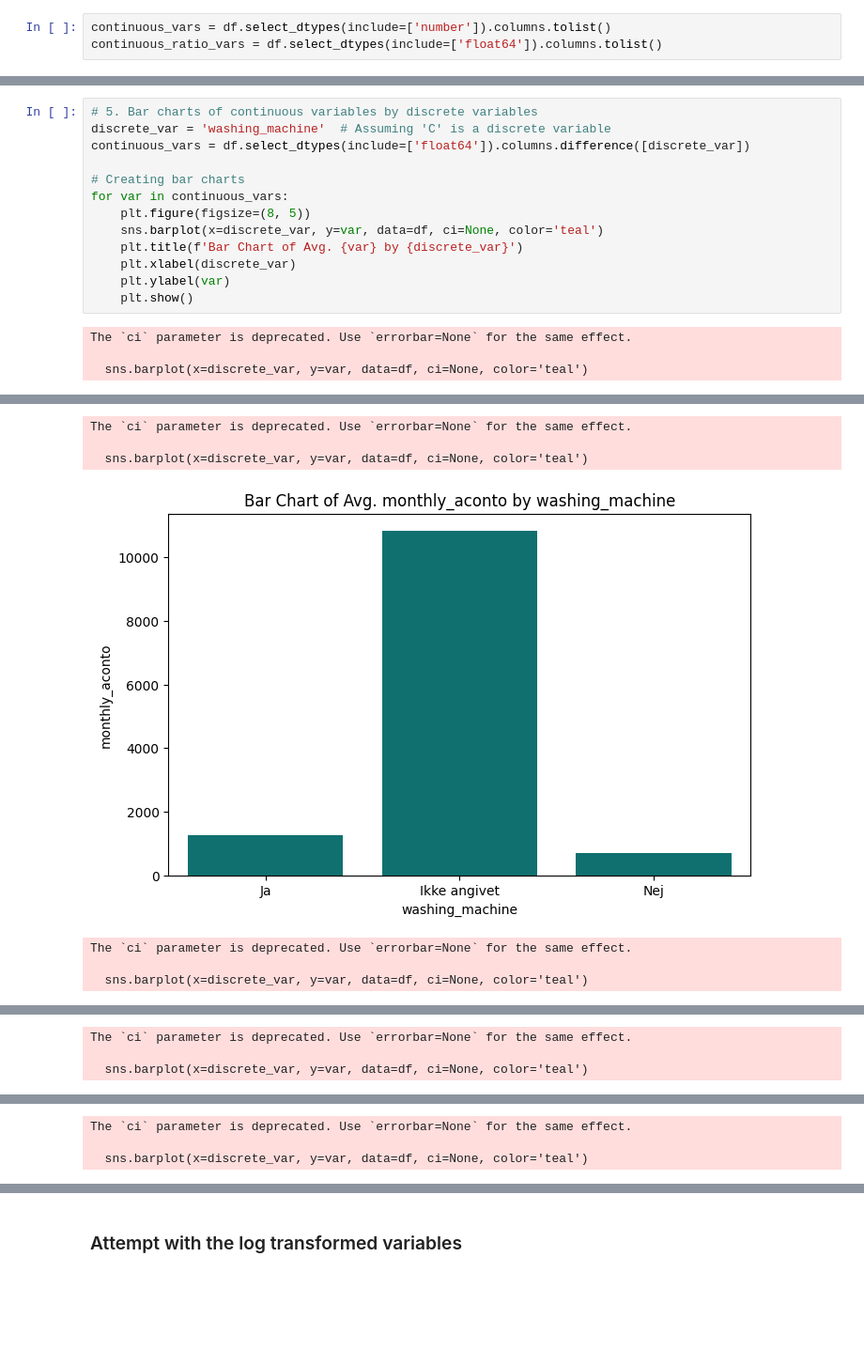
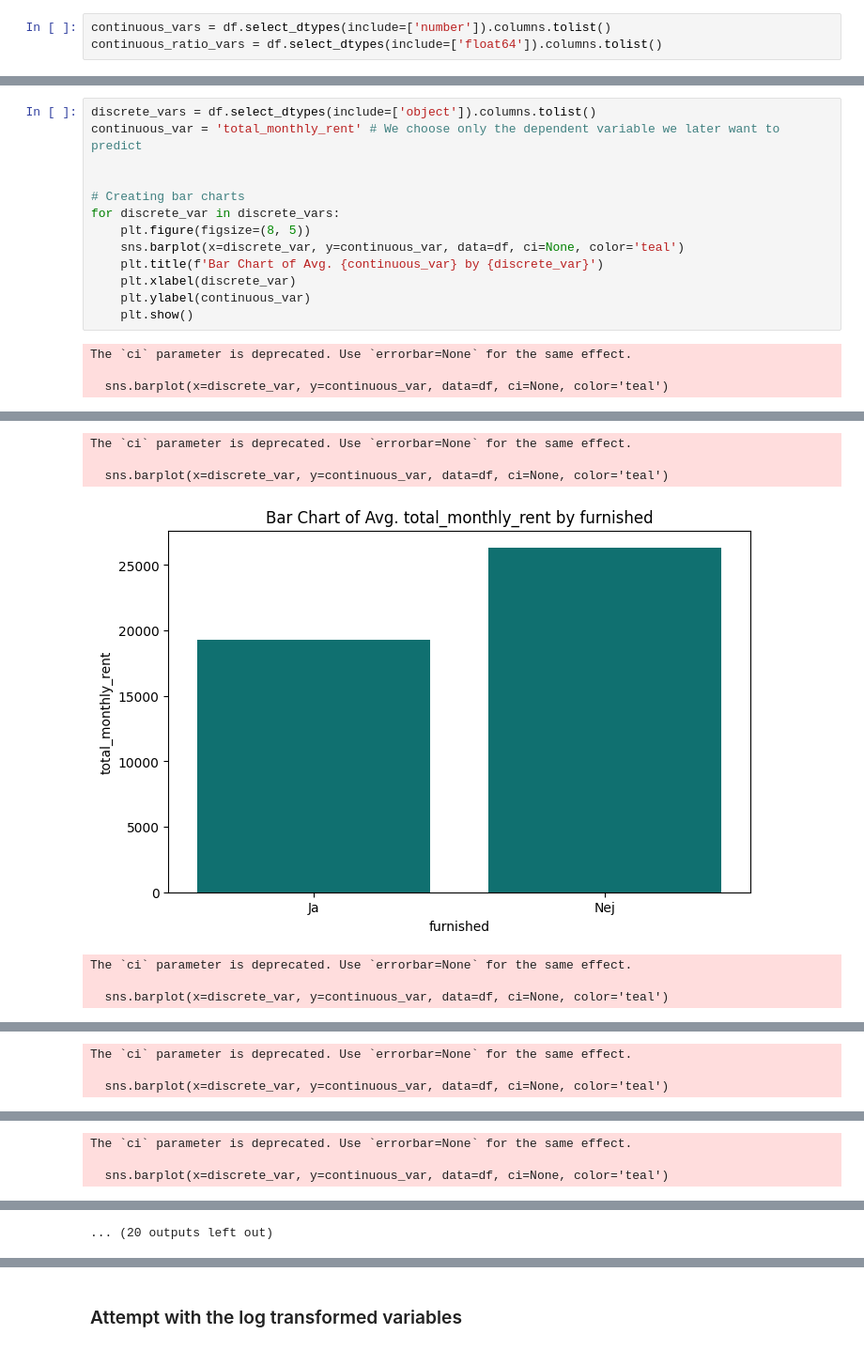
Before and after one commit to michalisdikaiopoulos/Copenhagen-Apartment-Prices-And-Energy-Efficiency-Predictions, a Jupyter notebook: Summary_Statistics.ipynb, the cells around one changed output, grey strips where cells are left out. Shown at 94% size. Cells and saved outputs as stored; diff of their text form; blank space fills up the shorter version.

```diff
--- a/Summary_Statistics.ipynb
+++ b/Summary_Statistics.ipynb
@@ -93,17 +176,17 @@ for var in df.select_dtypes(include=['float64']).columns.tolist():
 # %%
-# 5. Bar charts of continuous variables by discrete variables
-discrete_var = 'washing_machine'  # Assuming 'C' is a discrete variable
-continuous_vars = df.select_dtypes(include=['float64']).columns.difference([discrete_var])
+discrete_vars = df.select_dtypes(include=['object']).columns.tolist()
+continuous_var = 'total_monthly_rent' # We choose only the dependent variable we later want to predict
+
 
 # Creating bar charts
-for var in continuous_vars:
+for discrete_var in discrete_vars:
     plt.figure(figsize=(8, 5))
-    sns.barplot(x=discrete_var, y=var, data=df, ci=None, color='teal')
-    plt.title(f'Bar Chart of Avg. {var} by {discrete_var}')
+    sns.barplot(x=discrete_var, y=continuous_var, data=df, ci=None, color='teal')
+    plt.title(f'Bar Chart of Avg. {continuous_var} by {discrete_var}')
     plt.xlabel(discrete_var)
-    plt.ylabel(var)
+    plt.ylabel(continuous_var)
     plt.show()
 # %% [output]
 The `ci` parameter is deprecated. Use `errorbar=None` for the same effect.
 
-  sns.barplot(x=discrete_var, y=var, data=df, ci=None, color='teal')
+  sns.barplot(x=discrete_var, y=continuous_var, data=df, ci=None, color='teal')
@@ -111,7 +194,7 @@ The `ci` parameter is deprecated. Use `errorbar=None` for the same effect.
 The `ci` parameter is deprecated. Use `errorbar=None` for the same effect.
 
-  sns.barplot(x=discrete_var, y=var, data=df, ci=None, color='teal')
+  sns.barplot(x=discrete_var, y=continuous_var, data=df, ci=None, color='teal')
-[figure, old version]
+[figure, new version]
 The `ci` parameter is deprecated. Use `errorbar=None` for the same effect.
 
-  sns.barplot(x=discrete_var, y=var, data=df, ci=None, color='teal')
+  sns.barplot(x=discrete_var, y=continuous_var, data=df, ci=None, color='teal')
@@ -119,3 +202,3 @@ The `ci` parameter is deprecated. Use `errorbar=None` for the same effect.
 The `ci` parameter is deprecated. Use `errorbar=None` for the same effect.
 
-  sns.barplot(x=discrete_var, y=var, data=df, ci=None, color='teal')
+  sns.barplot(x=discrete_var, y=continuous_var, data=df, ci=None, color='teal')
@@ -123,3 +206,3 @@ The `ci` parameter is deprecated. Use `errorbar=None` for the same effect.
 The `ci` parameter is deprecated. Use `errorbar=None` for the same effect.
 
-  sns.barplot(x=discrete_var, y=var, data=df, ci=None, color='teal')
+  sns.barplot(x=discrete_var, y=continuous_var, data=df, ci=None, color='teal')
@@ -131,3 +214,4 @@ The `ci` parameter is deprecated. Use `errorbar=None` for the same effect.
+... (20 outputs left out)
 # %%
 df.head()
 # %% [output]
```
Also changed, not shown: parts of 19 cells of this notebook, 7 other files.
